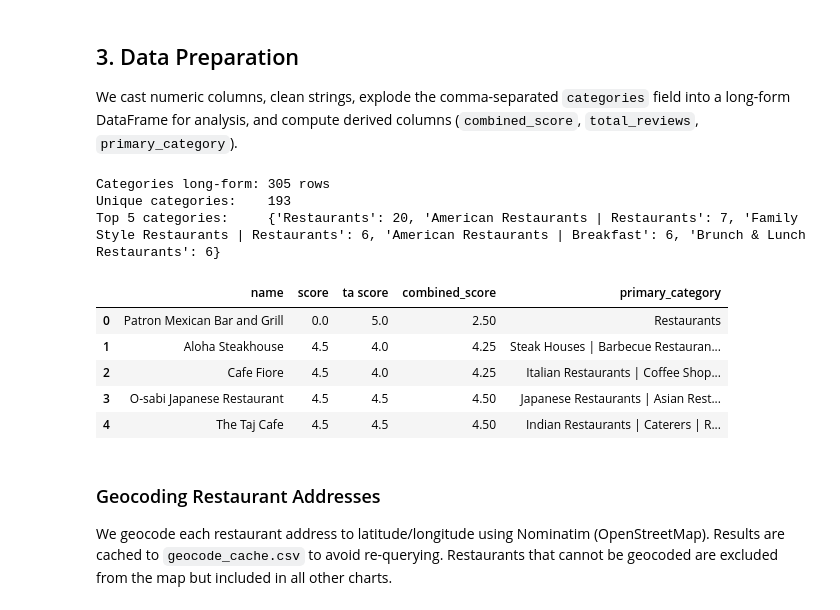
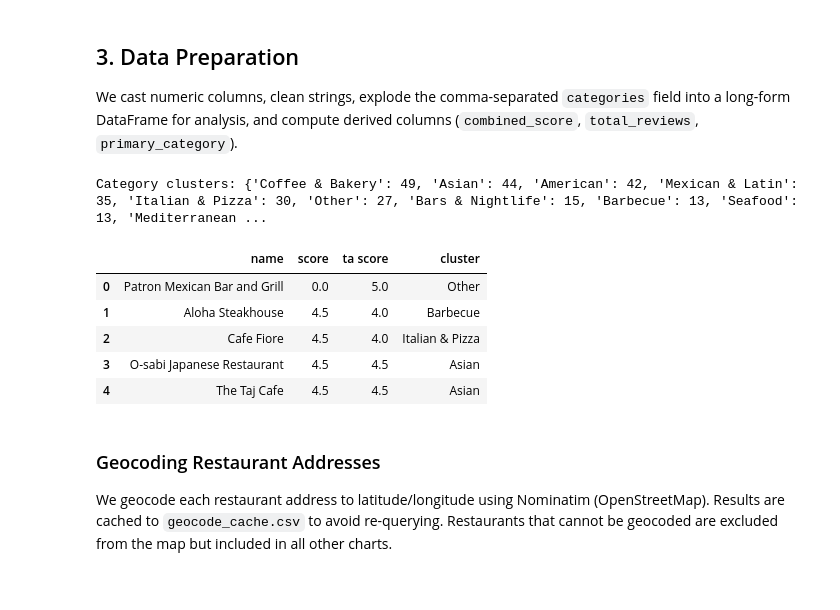
Before and after one commit to raltomar/RestaurantDashboard, a Jupyter notebook: Dashboard.ipynb, the cells around one changed output. Cells and saved outputs as stored; diff of their text form; code cells hidden in the pictures.

```diff
--- a/Dashboard.ipynb
+++ b/Dashboard.ipynb
@@ -158,51 +158,70 @@ We cast numeric columns, clean strings, explode the comma-separated `categories`
 # %%
 for col in ["score", "ta score", "number of reviews", "ta number of reviews"]:
     restaurants[col] = pd.to_numeric(restaurants[col], errors="coerce")
 for col in ["rating", "sentiment_score"]:
     reviews[col] = pd.to_numeric(reviews[col], errors="coerce")
 
 for col in ["name", "address", "categories", "hours", "phone"]:
     if col in restaurants.columns:
         restaurants[col] = restaurants[col].astype(str).str.strip()
         restaurants[col] = restaurants[col].replace("nan", None)
 
 restaurants["categories_list"] = (
     restaurants["categories"]
     .fillna("")
     .str.split(",")
     .apply(lambda xs: [x.strip() for x in xs if x.strip()])
 )
 
-categories_long = (
-    restaurants[["id", "name", "score", "ta score", "categories_list"]]
-    .explode("categories_list")
-    .rename(columns={"categories_list": "category"})
-    .dropna(subset=["category"])
-)
-categories_long = categories_long[categories_long["category"] != ""]
+# ── Category clustering ───────────────────────────────────────────────────────
+# 193 raw category strings → 12 meaningful clusters, priority-ordered
+CATEGORY_CLUSTERS = [
+    ("Asian",             ["Sushi", "Japanese", "Chinese", "Thai", "Filipino", "Indian", "Mongolian", "Korean", "Vietnamese", "Asian"]),
+    ("Mexican & Latin",   ["Mexican", "Latin American", "Caribbean", "Cuban", "Spanish"]),
+    ("Italian & Pizza",   ["Italian", "Pizza"]),
+    ("Seafood",           ["Seafood", "Fish & Seafood"]),
+    ("Mediterranean",     ["Mediterranean", "Greek", "Middle Eastern", "French"]),
+    ("Bars & Nightlife",  ["Cocktail Lounge", "Brew Pub", "Sports Bar", "Tavern", "Night Club", "Wine Bar"]),
+    ("Coffee & Bakery",   ["Coffee", "Breakfast", "Brunch", "Bakeries", "Bakery", "Donut", "Bagel", "Cafeteria"]),
+    ("Barbecue",          ["Barbecue", "Hawaiian"]),
+    ("American",          ["American", "Family Style", "Steak", "Hamburger", "Chicken", "Home Cooking", "Buffet", "Sandwich"]),
+    ("Bars",              ["Bar"]),
+    ("Desserts",          ["Dessert", "Ice Cream"]),
+    ("Health & Specialty",["Health Food", "Juice"]),
+]
 
+def assign_cluster(cat_string):
+    if not cat_string or (isinstance(cat_string, float) and pd.isna(cat_string)):
+        return "Other"
+    s = str(cat_string).lower()
+    for cluster_name, keywords in CATEGORY_CLUSTERS:
+        if any(kw.lower() in s for kw in keywords):
+            return cluster_name
+    return "Other"
+
+restaurants["cluster"] = restaurants["categories"].apply(assign_cluster)
+
+# Use clustered categories for bar chart and dropdown (one row per restaurant)
+categories_long = restaurants[["id", "name", "score", "ta score", "cluster"]].copy()
+categories_long = categories_long.rename(columns={"cluster": "category"})
+
+# Derived columns
 restaurants["combined_score"] = restaurants[["score", "ta score"]].mean(axis=1)
 restaurants["total_reviews"] = (
     restaurants["number of reviews"].fillna(0) + restaurants["ta number of reviews"].fillna(0)
 )
-restaurants["primary_category"] = restaurants["categories_list"].apply(
-    lambda xs: xs[0] if xs else "Unknown"
-)
+restaurants["primary_category"] = restaurants["cluster"]
 
-print(f"Categories long-form: {categories_long.shape[0]} rows")
-print(f"Unique categories:    {categories_long['category'].nunique()}")
-print(f"Top 5 categories:     {categories_long['category'].value_counts().head(5).to_dict()}")
-restaurants[["name", "score", "ta score", "combined_score", "primary_category"]].head()
+print(f"Category clusters: {restaurants['cluster'].value_counts().to_dict()}")
+restaurants[["name", "score", "ta score", "cluster"]].head()
 # %% [output]
-Categories long-form: 305 rows
-Unique categories:    193
-Top 5 categories:     {'Restaurants': 20, 'American Restaurants | Restaurants': 7, 'Family Style Restaurants | Restaurants': 6, 'American Restaurants | Breakfast': 6, 'Brunch & Lunch Restaurants': 6}
+Category clusters: {'Coffee & Bakery': 49, 'Asian': 44, 'American': 42, 'Mexican & Latin': 35, 'Italian & Pizza': 30, 'Other': 27, 'Bars & Nightlife': 15, 'Barbecue': 13, 'Seafood': 13, 'Mediterranean ...
-|  | name | score | ta score | combined_score | primary_category |
-| 0 | Patron Mexican Bar and Grill | 0.0 | 5.0 | 2.50 | Restaurants |
-| 1 | Aloha Steakhouse | 4.5 | 4.0 | 4.25 | Steak Houses | Barbecue Restauran... |
-| 2 | Cafe Fiore | 4.5 | 4.0 | 4.25 | Italian Restaurants | Coffee Shop... |
-| 3 | O-sabi Japanese Restaurant | 4.5 | 4.5 | 4.50 | Japanese Restaurants | Asian Rest... |
-| 4 | The Taj Cafe | 4.5 | 4.5 | 4.50 | Indian Restaurants | Caterers | R... |
+|  | name | score | ta score | cluster |
+| 0 | Patron Mexican Bar and Grill | 0.0 | 5.0 | Other |
+| 1 | Aloha Steakhouse | 4.5 | 4.0 | Barbecue |
+| 2 | Cafe Fiore | 4.5 | 4.0 | Italian & Pizza |
+| 3 | O-sabi Japanese Restaurant | 4.5 | 4.5 | Asian |
+| 4 | The Taj Cafe | 4.5 | 4.5 | Asian |
 # %% [markdown]
 ### Geocoding Restaurant Addresses
 
```
Also changed, not shown: parts of 3 cells of this notebook, 1 other file.
